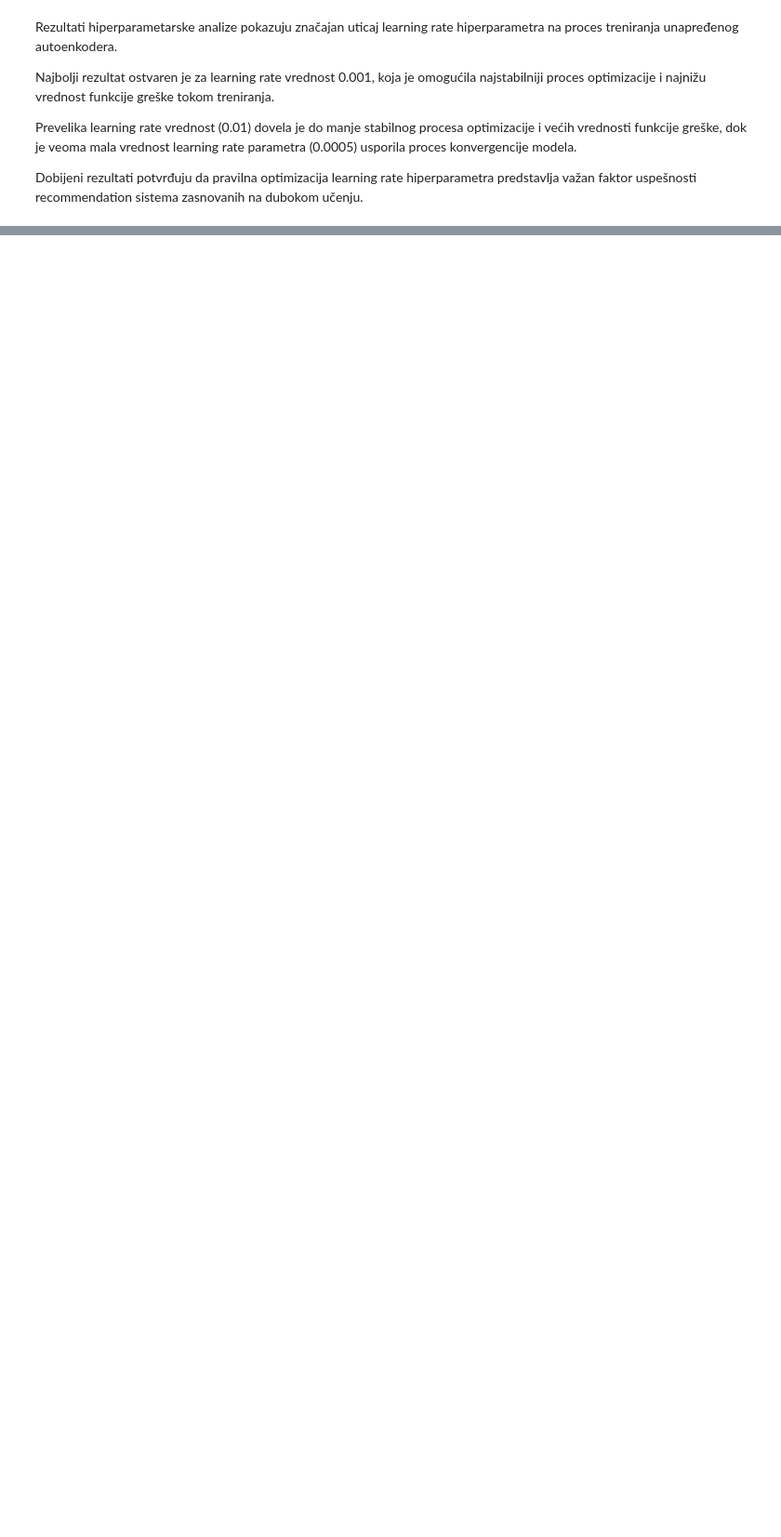
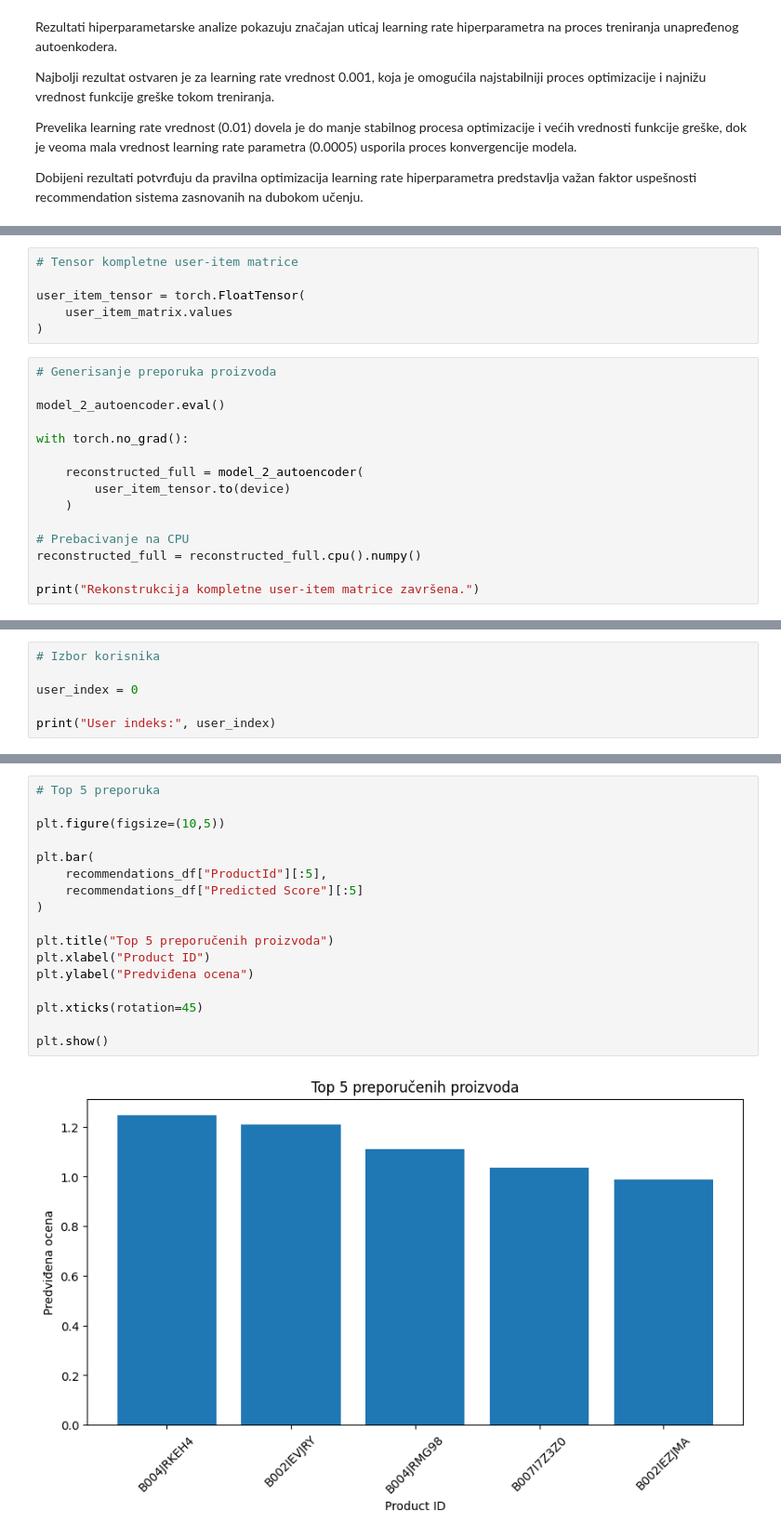
Before and after one commit to branka2004/preporuka_proizvoda_u_elektronskoj_trgovini, a Jupyter notebook: preporuka_proizvoda_autoencoder.ipynb, the cells around one changed output, grey strips where cells are left out. Shown at 93% size. Cells and saved outputs as stored; diff of their text form; blank space fills up the shorter version.

Commit message:
Finalizovan recommendation sistem i generisanje personalizovanih preporuka

```diff
--- a/preporuka_proizvoda_autoencoder.ipynb
+++ b/preporuka_proizvoda_autoencoder.ipynb
@@ -2018,0 +2027,21 @@ Dobijeni rezultati potvrđuju da pravilna optimizacija learning rate hiperparame
+# %%
+# Tensor kompletne user-item matrice
+
+user_item_tensor = torch.FloatTensor(
+    user_item_matrix.values
+)
+# %%
+# Generisanje preporuka proizvoda
+
+model_2_autoencoder.eval()
+
+with torch.no_grad():
+
+    reconstructed_full = model_2_autoencoder(
+        user_item_tensor.to(device)
+    )
+
+# Prebacivanje na CPU
+reconstructed_full = reconstructed_full.cpu().numpy()
+
+print("Rekonstrukcija kompletne user-item matrice završena.")
@@ -2018,0 +2050,6 @@ Dobijeni rezultati potvrđuju da pravilna optimizacija learning rate hiperparame
+# %%
+# Izbor korisnika
+
+user_index = 0
+
+print("User indeks:", user_index)
@@ -2018,0 +2107,19 @@ Dobijeni rezultati potvrđuju da pravilna optimizacija learning rate hiperparame
+# %%
+# Top 5 preporuka
+
+plt.figure(figsize=(10,5))
+
+plt.bar(
+    recommendations_df["ProductId"][:5],
+    recommendations_df["Predicted Score"][:5]
+)
+
+plt.title("Top 5 preporučenih proizvoda")
+plt.xlabel("Product ID")
+plt.ylabel("Predviđena ocena")
+
+plt.xticks(rotation=45)
+
+plt.show()
+# %% [output]
+[figure, added]
```
Also changed, not shown: parts of 7 cells of this notebook.
